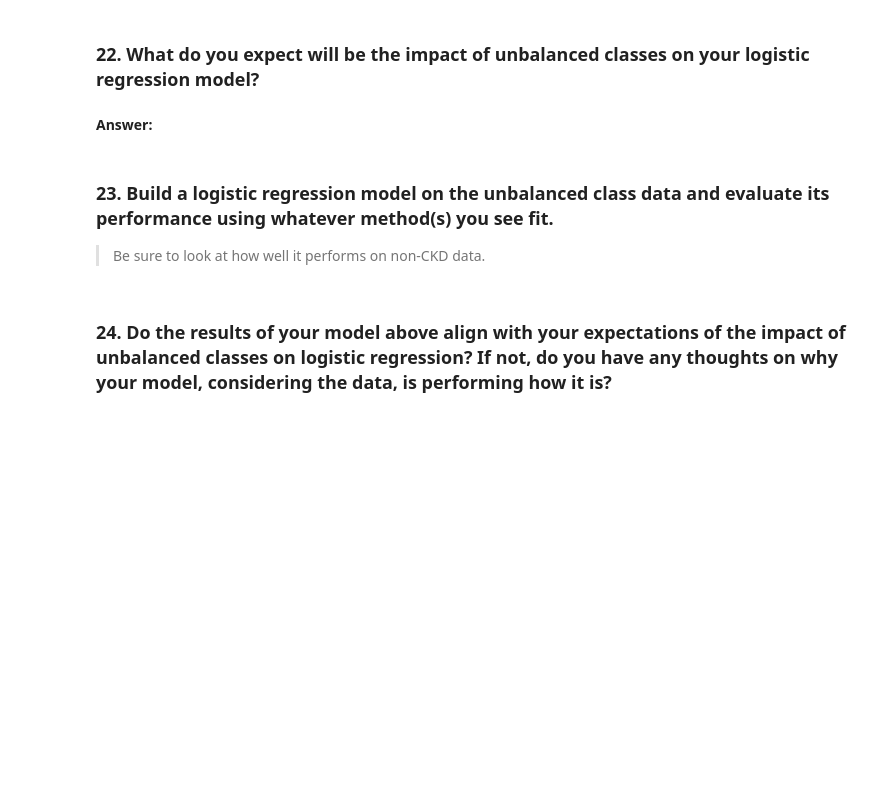
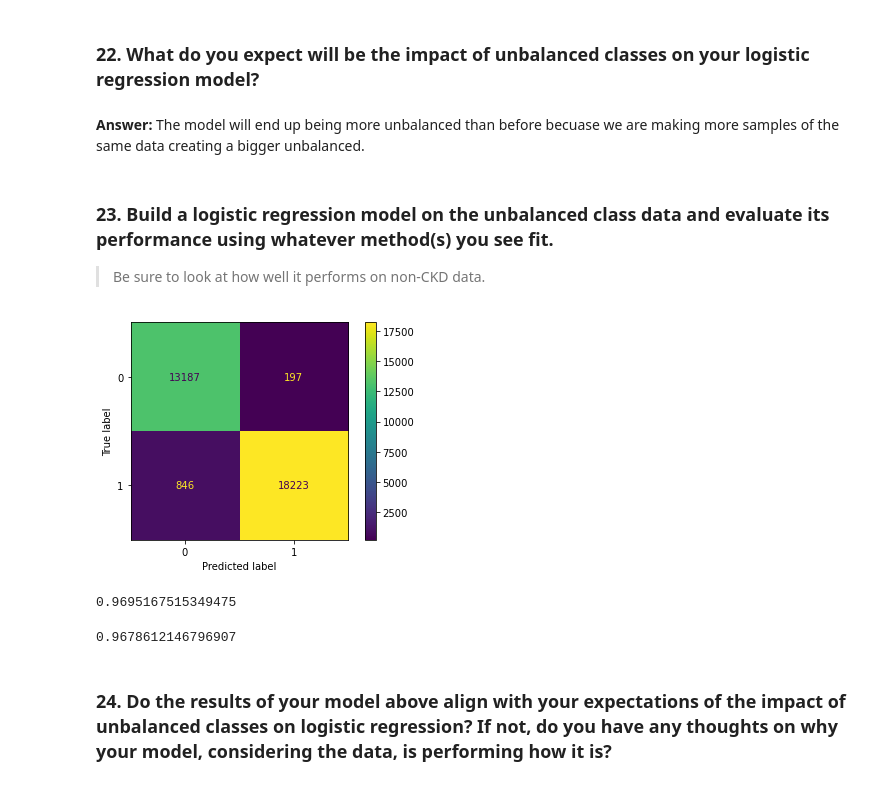
Before and after one commit to joeiid/classification-model-evaluation-lab, a Jupyter notebook: starter-code.ipynb, the cells around one changed output. Drawn from its saved outputs; the diff is of its cells as text; code cells hidden in the pictures; blank space fills up the shorter version.

```diff
--- a/starter-code.ipynb
+++ b/starter-code.ipynb
@@ -47,5 +56,6 @@ Your goal, as a research biostatistical data scientist at the nation's top hospi
 ## Step 2: Obtain the data.
 # %%
 # Imports here
+df = pd.read_csv("./chronic_kidney_disease_full.csv")
 # %% [markdown]
 ### 1. Read in the data.
@@ -151,3 +314,5 @@ Answer:
 2. Generate a random sample of size 200,000 of individuals who have CKD **with replacement**. (Consider setting a random seed for this part!). The [`pandas .sample()`](https://pandas.pydata.org/pandas-docs/stable/reference/api/pandas.DataFrame.sample.html) method may be _very_ useful here!
 3. Create a new dataframe with the original data plus this random sample of data.
 4. Now we should have a dataset with just over 200,000 observations, of which only about 0.075% are non-CKD individuals.
+# %%
+sample = df.sample(n = 200000, replace=True)
@@ -154,10 +331,58 @@ Answer:
 # %% [markdown]
 ### 22. What do you expect will be the impact of unbalanced classes on your logistic regression model?
-# %% [markdown]
-**Answer:**
+# %% [markdown]
+**Answer:** The model will end up being more unbalanced than before becuase we are making more samples of the same data creating a bigger unbalanced.
 # %% [markdown]
 ### 23. Build a logistic regression model on the unbalanced class data and evaluate its performance using whatever method(s) you see fit.
 > Be sure to look at how well it performs on non-CKD data.
+# %%
+df_model = sample[['bp', 'ane', 'class', 'dm', 'hemo', 'sc']]
+df_model = df_model.dropna()
+
+df_model['class'] = df_model['class'].replace('ckd', 1)
+df_model['class'] = df_model['class'].replace('notckd', 0)
+
+df_model['dm'] = df_model['dm'].replace('yes', 1)
+df_model['dm'] = df_model['dm'].replace('no', 0)
+
+df_model['ane'] = df_model['ane'].replace('yes', 1)
+df_model['ane'] = df_model['ane'].replace('no', 0)
+
+X = df_model.drop(columns=['class'])
+y = df_model['class']
+
+X_train, X_test, y_train, y_test = train_test_split(X,
+                                                    y,
+                                                    test_size = 0.2,
+                                                    random_state = 13,
+                                                    stratify=y)
+
+ss = StandardScaler()
+
+Xs_train = ss.fit_transform(X_train)
+Xs_test = ss.transform(X_test)
+
+log_reg = LogisticRegression()
+log_reg.fit(Xs_train, y_train)
+
+
+y_pred = log_reg.predict(Xs_test)
+
+cm = confusion_matrix(y_test, y_pred)
+disp = ConfusionMatrixDisplay(cm)
+
+disp.plot()
+plt.show()
+# %% [output]
+[figure, added]
+# %%
+log_reg.score(Xs_train, y_train)
+# %% [output]
+0.9695167515349475
+# %%
+log_reg.score(Xs_test, y_test)
+# %% [output]
+0.9678612146796907
 # %% [markdown]
 ### 24. Do the results of your model above align with your expectations of the impact of unbalanced classes on logistic regression? If not, do you have any thoughts on why your model, considering the data, is performing how it is?
 # %% [markdown]
```
Also changed, not shown: parts of 45 cells of this notebook.
